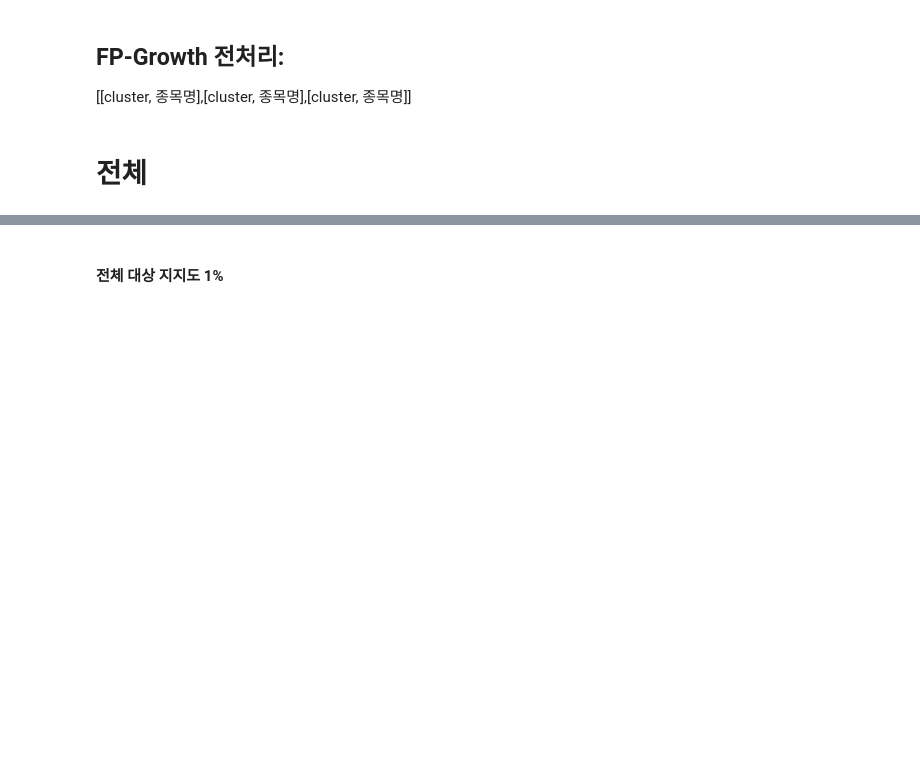
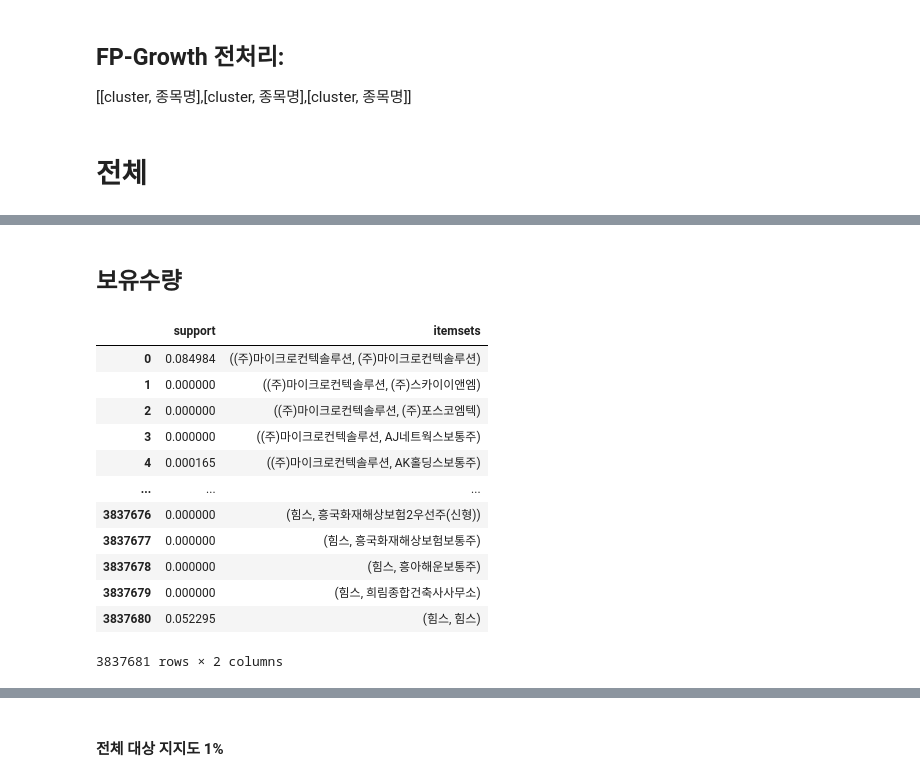
Before and after one commit to christine127/Portfolio_Recommendation_Project, a Jupyter notebook: 알고리즘.ipynb, the cells around one changed output, grey strips where cells are left out. Cells and saved outputs as stored; diff of their text form; code cells hidden in the pictures; blank space fills up the shorter version.

```diff
--- a/알고리즘.ipynb
+++ b/알고리즘.ipynb
@@ -59,11 +36,11 @@ sample_info = pd.read_csv(path+'sample_cluster.csv' )
 # %%
-## 거래횟수 상위 10 종목 제외
+# 거래횟수 상위 10 종목 제외
 
-# stock = file.groupby('상품명')['상품명'].count().sort_values(ascending = False)[:10]
-# stock= pd.DataFrame(stock).rename(columns = {'상품명':'count'}).reset_index()
+stock = file.groupby('상품명')['상품명'].count().sort_values(ascending = False)[:10]
+stock= pd.DataFrame(stock).rename(columns = {'상품명':'count'}).reset_index()
 
-# file = file.loc[~file['상품명'].isin(stock['상품명'])]
-# sample_file = sample_file.loc[~sample_file['상품명'].isin(stock['상품명'])]
+file = file.loc[~file['상품명'].isin(stock['상품명'])]
+sample_file = sample_file.loc[~sample_file['상품명'].isin(stock['상품명'])]
 # %%
 cluster_dict = customer_info.set_index('고객구분코드')['cluster'].to_dict()
 file['cluster'] = file['고객구분코드'].map(cluster_dict).astype(str)
@@ -77,17 +52,21 @@ file['code'] = file['상품번호'].str[-6:]
 sample_file['code'] = sample_file['상품번호'].str[-6:]
 # %%
 file= file.dropna()
+customer_info =customer_info.dropna()
+sample_info =sample_info.dropna()
 # %%
 ## file
 retain_df = pd.DataFrame(file.groupby(['고객구분코드','상품명','매도매수구분코드'])['총체결수량'].sum()).unstack('매도매수구분코드').fillna(0)
 retain_df['보유개수']= retain_df[('총체결수량',2)]-retain_df[('총체결수량',1)]
-retain_stock_list = retain_df.loc[retain_df['보유개수'] >0].reset_index().groupby(['고객구분코드'])['상품명'].apply(list)
+retain_df['보유개수'] = np.where(retain_df['보유개수']<0, 0,retain_df['보유개수'])
+retain_stock_list = retain_df['보유개수'].reset_index().groupby(['고객구분코드'])['상품명'].apply(list)
 customer_info.set_index('고객구분코드', inplace= True )
 customer_info = customer_info.join(retain_stock_list, how = 'left')
 
 ##sample_file
 retain_df_sample = pd.DataFrame(sample_file.groupby(['고객구분코드','상품명','매도매수구분코드'])['총체결수량'].sum()).unstack('매도매수구분코드').fillna(0)
 retain_df_sample['보유개수']= retain_df_sample[('총체결수량',2)]-retain_df_sample[('총체결수량',1)]
-retain_stock_list_sample = retain_df_sample.loc[retain_df_sample['보유개수'] >0].reset_index().groupby(['고객구분코드'])['상품명'].apply(list)
+retain_df_sample['보유개수'] = np.where(retain_df_sample['보유개수']<0, 0,retain_df_sample['보유개수'])
+retain_stock_list_sample = retain_df_sample['보유개수'].reset_index().groupby(['고객구분코드'])['상품명'].apply(list)
 sample_info.set_index('고객구분코드', inplace= True )
 sample_info = sample_info.join(retain_stock_list_sample, how = 'left')
@@ -133,0 +118,2 @@ rules['antecedents'].nunique()
+# %% [markdown]
+## 보유수량
@@ -133,0 +125,19 @@ rules['antecedents'].nunique()
+# %%
+itemsets = product_mtx.unstack().index.to_list()
+support = product_mtx.unstack().values
+support_lst = pd.DataFrame({'support':support,'itemsets':itemsets})
+support_lst
+# %% [output]
+|  | support | itemsets |
+| 0 | 0.084984 | ((주)마이크로컨텍솔루션, (주)마이크로컨텍솔루션) |
+| 1 | 0.000000 | ((주)마이크로컨텍솔루션, (주)스카이이앤엠) |
+| 2 | 0.000000 | ((주)마이크로컨텍솔루션, (주)포스코엠텍) |
+| 3 | 0.000000 | ((주)마이크로컨텍솔루션, AJ네트웍스보통주) |
+| 4 | 0.000165 | ((주)마이크로컨텍솔루션, AK홀딩스보통주) |
+| ... | ... | ... |
+| 3837676 | 0.000000 | (힘스, 흥국화재해상보험2우선주(신형)) |
+| 3837677 | 0.000000 | (힘스, 흥국화재해상보험보통주) |
+| 3837678 | 0.000000 | (힘스, 흥아해운보통주) |
+| 3837679 | 0.000000 | (힘스, 희림종합건축사사무소) |
+| 3837680 | 0.052295 | (힘스, 힘스) |
+3837681 rows × 2 columns
```
Also changed, not shown: parts of 14 cells of this notebook.
